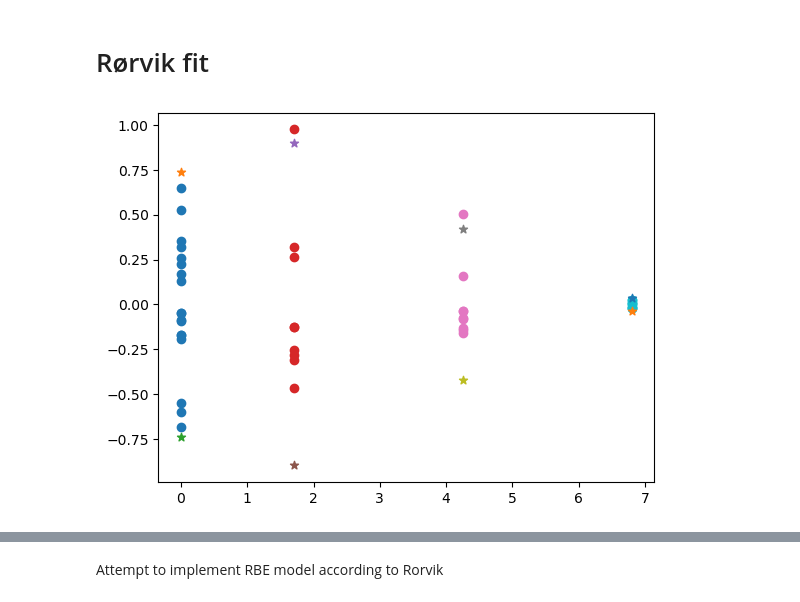
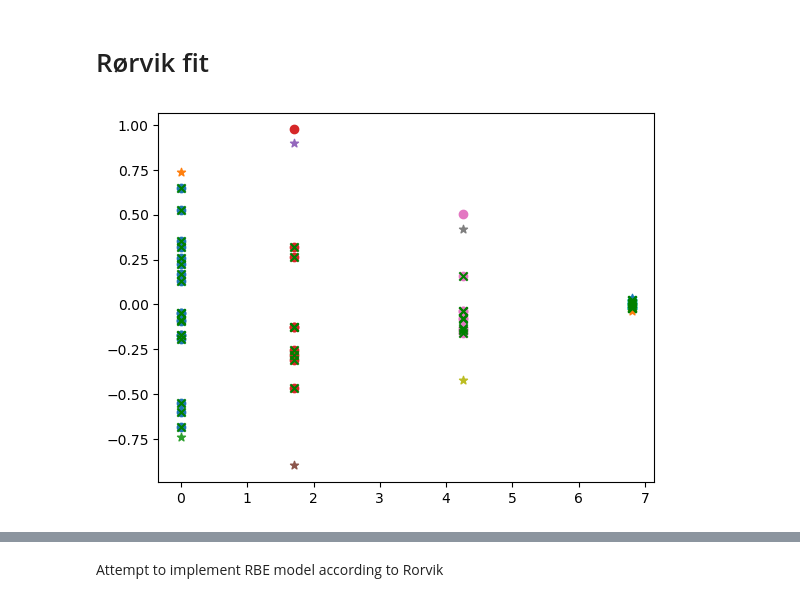
Before and after one commit to BrittHaanen15/Thesis_project, a Jupyter notebook: Python codes/Analysis aggregated data - new.ipynb, the cells around one changed output, grey strips where cells are left out. Drawn from its saved outputs; the diff is of its cells as text; code cells hidden in the pictures.

```diff
--- a/Python codes/Analysis aggregated data - new.ipynb
+++ b/Python codes/Analysis aggregated data - new.ipynb
@@ -243,24 +243,3 @@ for i in range(len(results_folders)):
 {1: 0.925696594, 2: 0.068111455, 3: 0.00619195, 4: 0}
 {1: 0, 2: 0, 3: 0, 4: 0, 5: 0, 6: 0}
 {1: 0.931034483, 2: 0.068965517, 3: 0, 4: 0}
-# %%
-#Calculate residuals
-for i in range(len(np.unique(np.array(PH_means['Experiment'])))):
-    exp = np.unique(np.array(PH_means['Experiment']))[i]
-    data = PH_means[PH_means['Experiment']==exp]
-    pred = LQ_func(np.array(data['Dose']).astype(float), params_ph[0], params_ph[1])
-    plt.scatter(data['Dose'], (data['Mean Survival'] - pred), label=exp, c=data['c'].iloc[0])
-
-#calculate standard dev per dose level
-sigmas = []
-for d in np.unique(PH_means['Dose']):
-    doselevel_data = PH_means[PH_means['Dose']==d]
-    sigmas = np.append(sigmas, doselevel_data['Mean Survival'].std())
-
-plt.plot(np.unique(PH_means['Dose']), 2*sigmas, ls='--', color='r')
-plt.plot(np.unique(PH_means['Dose']), -2*sigmas, label='2$\sigma$', ls='--', color='r')
-plt.title(f'{Cell} cell surviving fraction, Proton high residuals')
-plt.xlabel('Dose (Gy)')
-plt.ylabel('Residual')
-plt.legend(loc="center right", bbox_to_anchor=(1.37,0.5))
-plt.savefig(r"C:\Users\bhaan\Downloads\Protons high survival residuals 300 dpi.png", dpi=300, bbox_inches='tight')
@@ -356,17 +353,27 @@ PL_rorvik.dropna(inplace=True, subset=['SF'])
 PH_rorvik.dropna(inplace=True, subset=['SF'])
 # %%
 #Plot residuals of X data
-
-for dose in np.unique(X['Dose']):
-    data = X[X['Dose']==dose]
+X_curated = pd.DataFrame(columns=['Dose', 'LET', 'SF', 'Survival', 'Experiment', 'c'])
+for dose in np.unique(X_rorvik['Dose']):
+    data = X_rorvik[X_rorvik['Dose']==dose]
     Res = data['Survival'] - data['Survival'].mean()
     sigma = data['Survival'].std()
 
     plt.scatter(data['Dose'],Res)
     plt.scatter(dose, 2*sigma, marker='*')
     plt.scatter(dose, -2*sigma, marker='*')
 
     #Curate data
     # For each dose, do away with anything < lower boundary or > upper boundary
+    lower_boundary = data['Survival'].mean() - 2*sigma
+    upper_boundary = data['Survival'].mean() + 2*sigma
+    curated_data = data[(data['Survival'] > lower_boundary)&(data['Survival'] < upper_boundary)]
+
+    # Re-plot the residuals to mark the points that stay
+    Res_new = curated_data['Survival']-data['Survival'].mean()
+    plt.scatter(curated_data['Dose'], Res_new, marker='x', color='green')
+
+    # Concatenate to curated dataframe
+    X_curated = pd.concat([X_curated, curated_data])
 # %% [output]
-[figure, old version]
+[figure, new version]
```
Also changed, not shown: parts of 15 cells of this notebook.
